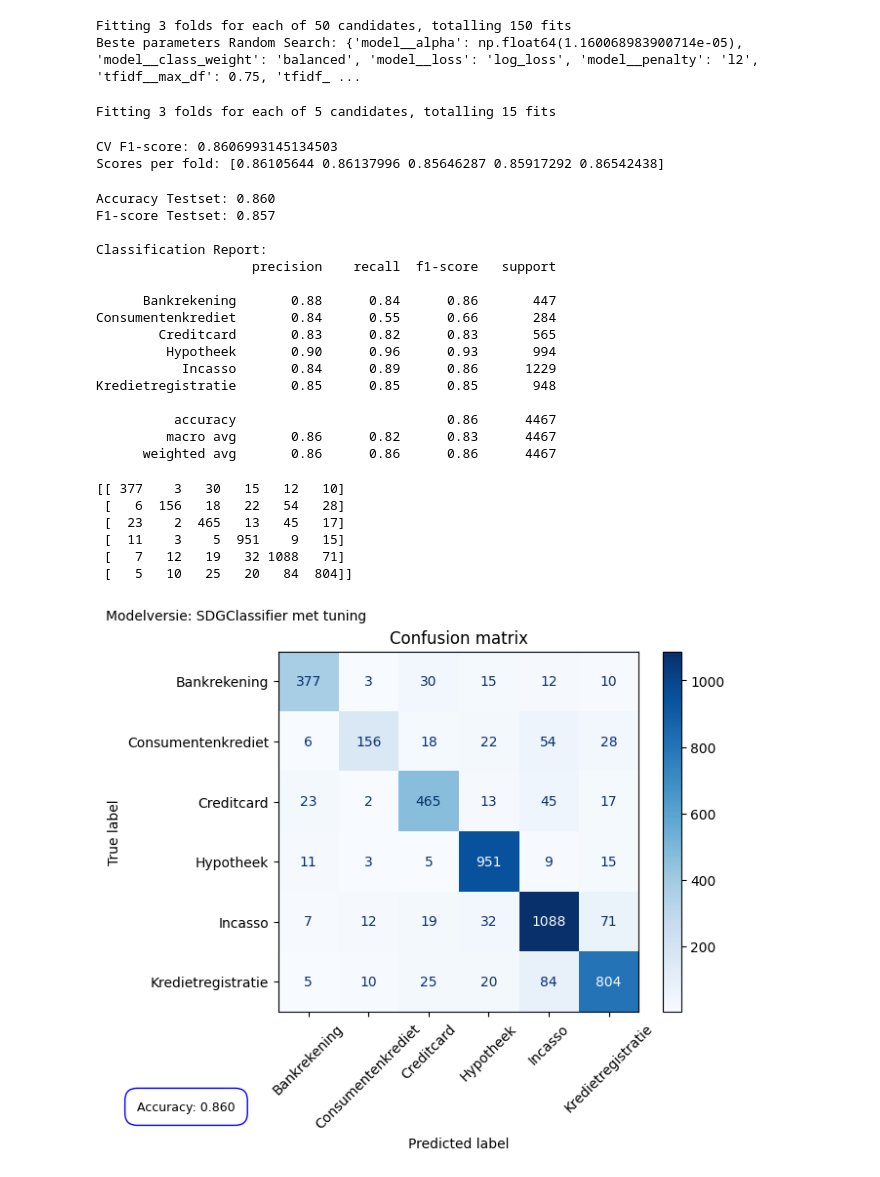
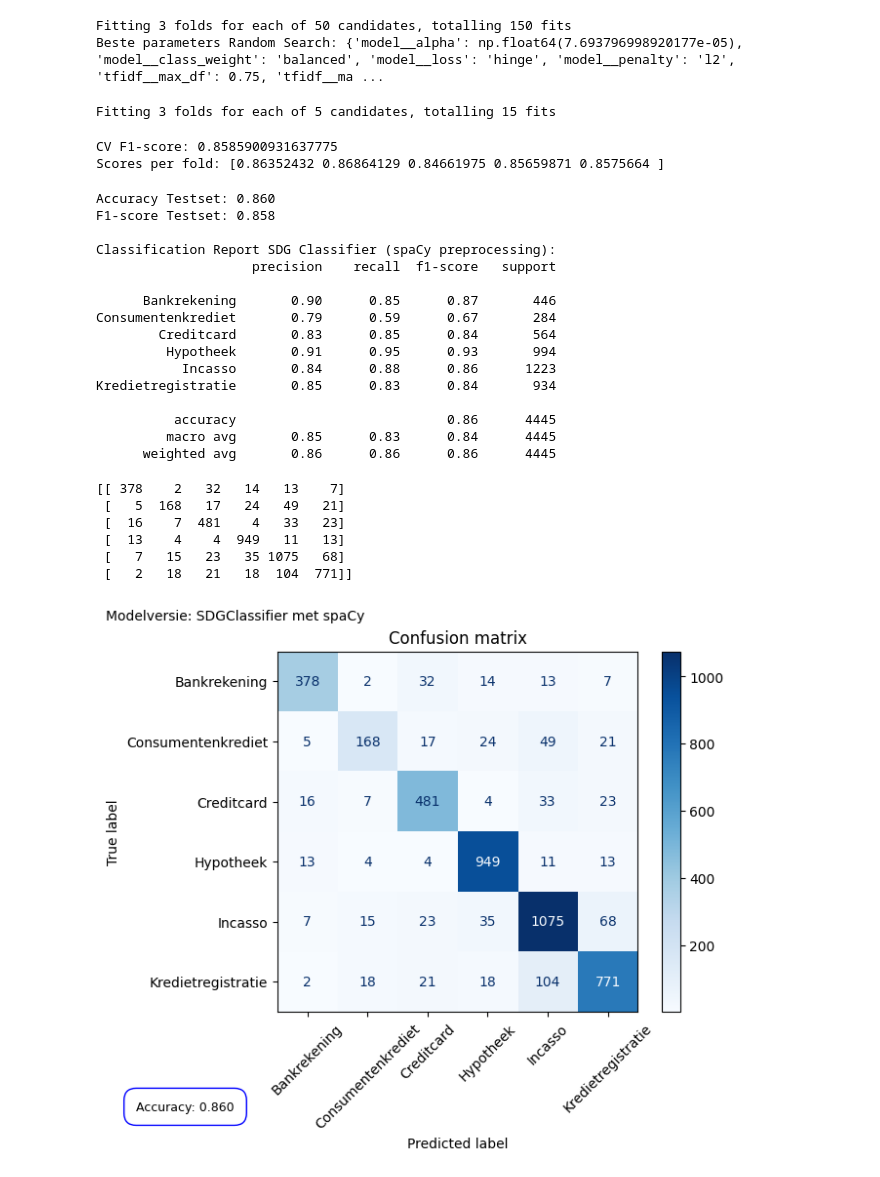
Before and after one commit to OdessaA/dataproject_1, a Jupyter notebook: 05_SDG_Classifier.ipynb, the cells around one changed output. Saved outputs shown, nothing was run; the diff lists cells and outputs as text; code cells hidden in the pictures.

```diff
--- a/05_SDG_Classifier.ipynb
+++ b/05_SDG_Classifier.ipynb
@@ -29,8 +29,8 @@ X_train, X_test, y_train, y_test = train_test_split(X, y, test_size=0.3,
                                                     random_state=42, stratify=y)
 # %%
 tfidf = TfidfVectorizer(
-    preprocessor=my_preprocessor,
-    tokenizer=my_tokenizer,
+    preprocessor=spacy_preprocessor,
+    tokenizer=spacy_tokenizer,
     analyzer="word",
     token_pattern=None,
     ngram_range=(1, 2),
@@ -80,7 +80,7 @@ best_random = sgd_random.best_params_
 print("Beste parameters Random Search:", best_random)
 # %% [output]
 Fitting 3 folds for each of 50 candidates, totalling 150 fits
-Beste parameters Random Search: {'model__alpha': np.float64(1.160068983900714e-05), 'model__class_weight': 'balanced', 'model__loss': 'log_loss', 'model__penalty': 'l2', 'tfidf__max_df': 0.75, 'tfidf_ ...
+Beste parameters Random Search: {'model__alpha': np.float64(7.693796998920177e-05), 'model__class_weight': 'balanced', 'model__loss': 'hinge', 'model__penalty': 'l2', 'tfidf__max_df': 0.75, 'tfidf__ma ...
 # %%
 grid_params = {
 "model__alpha": [
@@ -112,8 +112,8 @@ cv_scores = cross_val_score(
 print("CV F1-score:", cv_scores.mean())
 print("Scores per fold:", cv_scores)
 # %% [output]
-CV F1-score: 0.8606993145134503
-Scores per fold: [0.86105644 0.86137996 0.85646287 0.85917292 0.86542438]
+CV F1-score: 0.8585900931637775
+Scores per fold: [0.86352432 0.86864129 0.84661975 0.85659871 0.8575664 ]
 # %%
 y_pred = sgd_best.predict(X_test)
 
@@ -122,45 +122,45 @@ f1 = f1_score(y_test, y_pred, average="weighted")
 
 print(f"Accuracy Testset: {acc:.3f}")
 print(f"F1-score Testset: {f1:.3f}")
-print("\nClassification Report SDG Classifier:")
+print("\nClassification Report SDG Classifier (spaCy preprocessing):")
 print(classification_report(y_test, y_pred))
 # %% [output]
 Accuracy Testset: 0.860
-F1-score Testset: 0.857
+F1-score Testset: 0.858
 
-Classification Report:
+Classification Report SDG Classifier (spaCy preprocessing):
                     precision    recall  f1-score   support
 
-      Bankrekening       0.88      0.84      0.86       447
-Consumentenkrediet       0.84      0.55      0.66       284
-        Creditcard       0.83      0.82      0.83       565
-         Hypotheek       0.90      0.96      0.93       994
-           Incasso       0.84      0.89      0.86      1229
-Kredietregistratie       0.85      0.85      0.85       948
+      Bankrekening       0.90      0.85      0.87       446
+Consumentenkrediet       0.79      0.59      0.67       284
+        Creditcard       0.83      0.85      0.84       564
+         Hypotheek       0.91      0.95      0.93       994
+           Incasso       0.84      0.88      0.86      1223
+Kredietregistratie       0.85      0.83      0.84       934
 
-          accuracy                           0.86      4467
-         macro avg       0.86      0.82      0.83      4467
-      weighted avg       0.86      0.86      0.86      4467
+          accuracy                           0.86      4445
+         macro avg       0.85      0.83      0.84      4445
+      weighted avg       0.86      0.86      0.86      4445
 # %%
 cm = confusion_matrix(y_test, y_pred)
 print(cm)
 
 disp = ConfusionMatrixDisplay.from_predictions(
     y_test,
     y_pred,
     cmap='Blues'
 )
 plt.xticks(rotation=45)
 plt.title('Confusion matrix')
-plt.suptitle("Modelversie: SDGClassifier met tuning", fontsize=10, x=0.1, y=0.97) # ! naam aanpassen per modelversie
+plt.suptitle("Modelversie: SDGClassifier met spaCy", fontsize=10, x=0.1, y=0.97) # ! naam aanpassen per modelversie
 plt.figtext(0.02, -0.1, f"Accuracy: {acc:.3f}", ha='center', fontsize=9, color='black', bbox=dict(facecolor='none', edgecolor='blue', boxstyle='round,pad=1'))
-plt.savefig("afbeeldingen/confusion_matrix_SDG_met_tuning.png", dpi=300, bbox_inches='tight') # ! naam aanpassen per modelversie
+plt.savefig("afbeeldingen/confusion_matrix_SDGClassifier_spaCy.png", dpi=300, bbox_inches='tight') # ! naam aanpassen per modelversie
 plt.show()
 # %% [output]
-[[ 377    3   30   15   12   10]
- [   6  156   18   22   54   28]
- [  23    2  465   13   45   17]
- [  11    3    5  951    9   15]
- [   7   12   19   32 1088   71]
- [   5   10   25   20   84  804]]
+[[ 378    2   32   14   13    7]
+ [   5  168   17   24   49   21]
+ [  16    7  481    4   33   23]
+ [  13    4    4  949   11   13]
+ [   7   15   23   35 1075   68]
+ [   2   18   21   18  104  771]]
-[figure, old version]
+[figure, new version]
```
Also changed, not shown: parts of 1 cell of this notebook, 2 other files.
